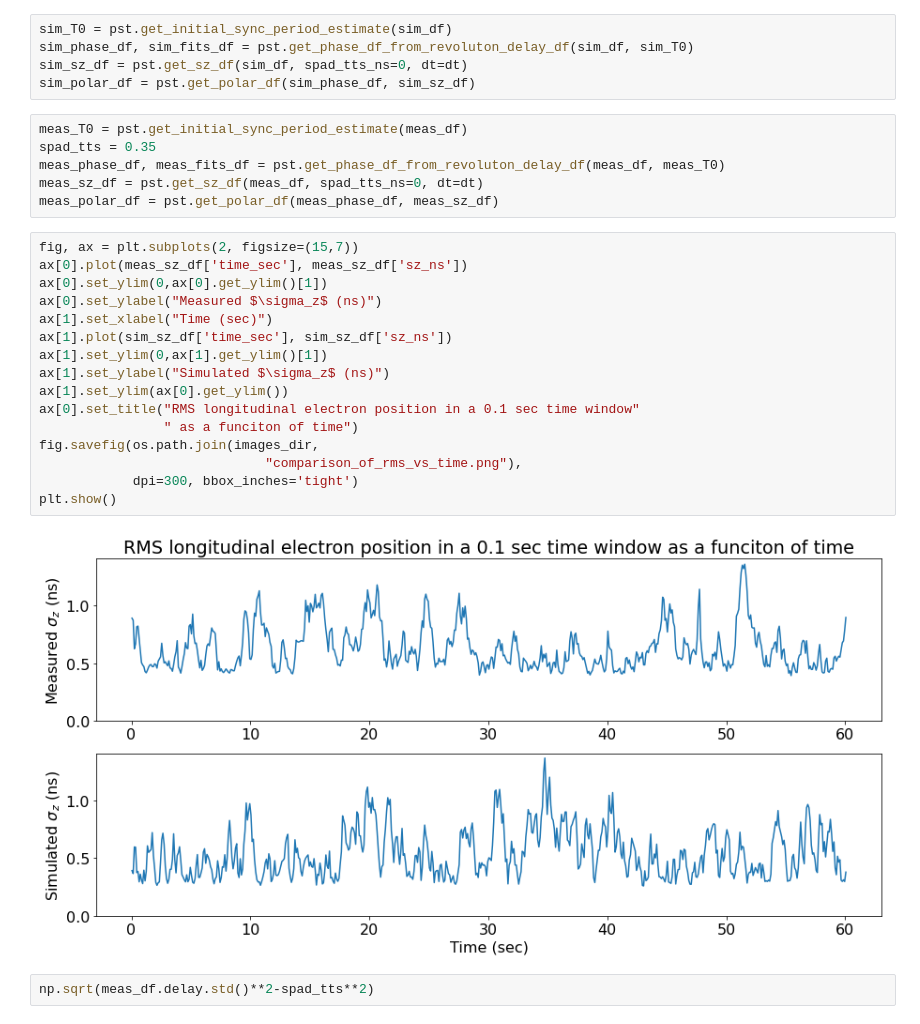
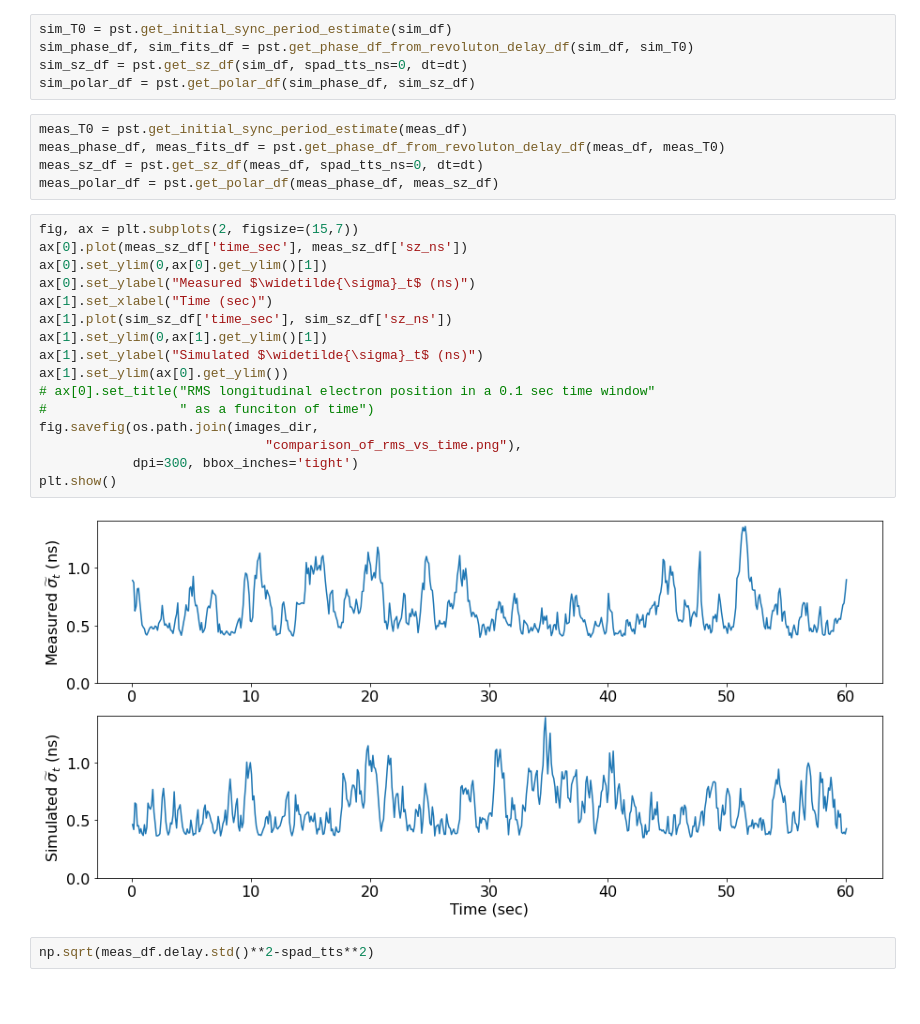
Before and after one commit to IharLobach/ursse, a Jupyter notebook: analyzing_collected_data/shifts/shift_02_28_2020/experiment_vs_simulation_random_walk.ipynb, the cells around one changed output. Cells and saved outputs as stored; diff of their text form; blank space fills up the shorter version.

Commit message:
better histograms for JINST

```diff
--- a/analyzing_collected_data/shifts/shift_02_28_2020/experiment_vs_simulation_random_walk.ipynb
+++ b/analyzing_collected_data/shifts/shift_02_28_2020/experiment_vs_simulation_random_walk.ipynb
@@ -206,28 +210,27 @@ sim_sz_df = pst.get_sz_df(sim_df, spad_tts_ns=0, dt=dt)
 sim_polar_df = pst.get_polar_df(sim_phase_df, sim_sz_df)
 # %%
 meas_T0 = pst.get_initial_sync_period_estimate(meas_df)
-spad_tts = 0.35
 meas_phase_df, meas_fits_df = pst.get_phase_df_from_revoluton_delay_df(meas_df, meas_T0)
 meas_sz_df = pst.get_sz_df(meas_df, spad_tts_ns=0, dt=dt)
 meas_polar_df = pst.get_polar_df(meas_phase_df, meas_sz_df)
 # %%
 fig, ax = plt.subplots(2, figsize=(15,7))
 ax[0].plot(meas_sz_df['time_sec'], meas_sz_df['sz_ns'])
 ax[0].set_ylim(0,ax[0].get_ylim()[1])
-ax[0].set_ylabel("Measured $\sigma_z$ (ns)")
+ax[0].set_ylabel("Measured $\widetilde{\sigma}_t$ (ns)")
 ax[1].set_xlabel("Time (sec)")
 ax[1].plot(sim_sz_df['time_sec'], sim_sz_df['sz_ns'])
 ax[1].set_ylim(0,ax[1].get_ylim()[1])
-ax[1].set_ylabel("Simulated $\sigma_z$ (ns)")
+ax[1].set_ylabel("Simulated $\widetilde{\sigma}_t$ (ns)")
 ax[1].set_ylim(ax[0].get_ylim())
-ax[0].set_title("RMS longitudinal electron position in a 0.1 sec time window"
-                " as a funciton of time")
+# ax[0].set_title("RMS longitudinal electron position in a 0.1 sec time window"
+#                 " as a funciton of time")
 fig.savefig(os.path.join(images_dir,
                              "comparison_of_rms_vs_time.png"),
             dpi=300, bbox_inches='tight')
 plt.show()
 # %% [output]
-[figure, old version]
+[figure, new version]
 # %%
 np.sqrt(meas_df.delay.std()**2-spad_tts**2)
 # %% [output]
```
Also changed, not shown: parts of 12 cells of this notebook, 6 other files.
